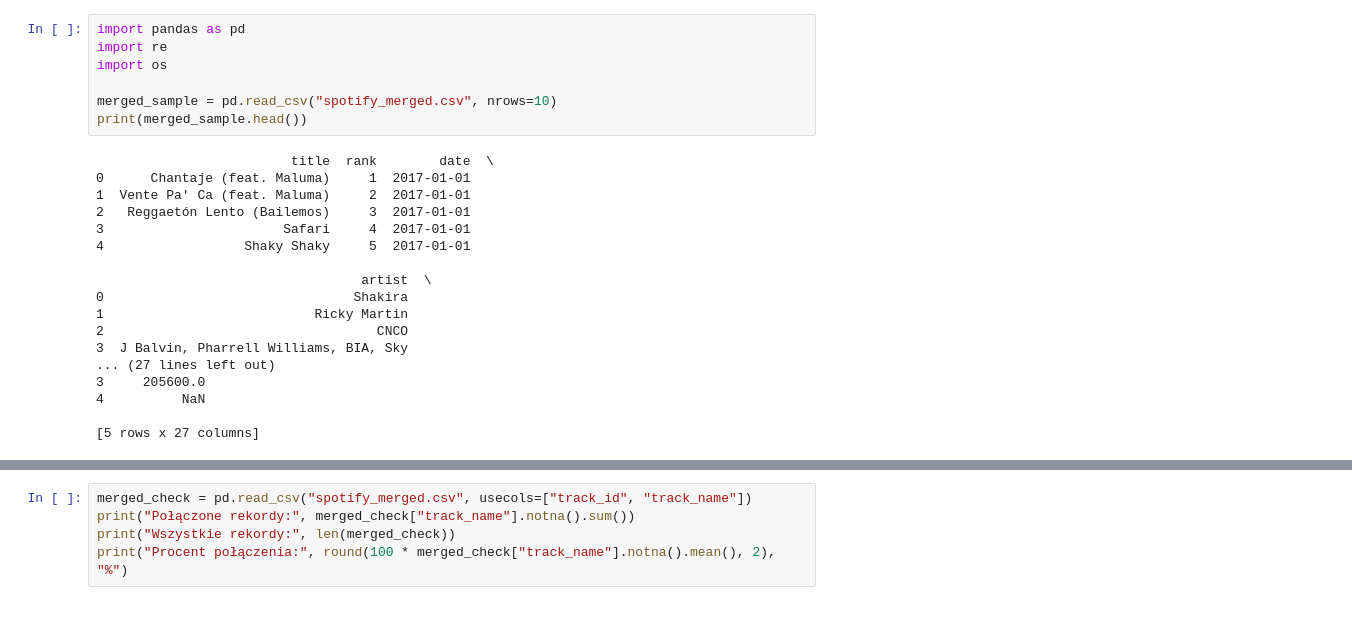
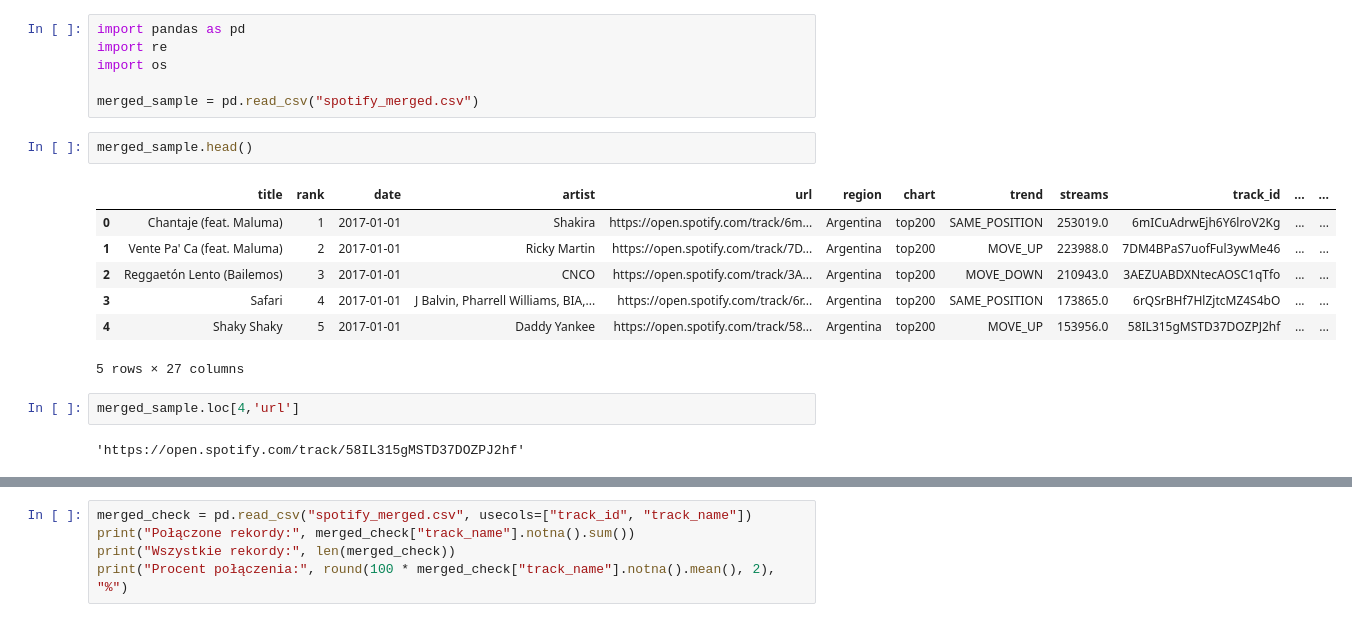
Before and after one commit to pati7284/Spotify-Data-Analysis, a Jupyter notebook: analiza_notebook.ipynb, the cells around one changed output, grey strips where cells are left out. Cells and saved outputs as stored; diff of their text form.

```diff
--- a/analiza_notebook.ipynb
+++ b/analiza_notebook.ipynb
@@ -3,23 +3,18 @@ import pandas as pd
 import re
 import os
 
-merged_sample = pd.read_csv("spotify_merged.csv", nrows=10)
-print(merged_sample.head())
+merged_sample = pd.read_csv("spotify_merged.csv")
-# %% [output]
-                         title  rank        date  \
-0      Chantaje (feat. Maluma)     1  2017-01-01
-1  Vente Pa' Ca (feat. Maluma)     2  2017-01-01
-2   Reggaetón Lento (Bailemos)     3  2017-01-01
-3                       Safari     4  2017-01-01
-4                  Shaky Shaky     5  2017-01-01
-
-                                  artist  \
-0                                Shakira
-1                           Ricky Martin
-2                                   CNCO
-3  J Balvin, Pharrell Williams, BIA, Sky
-... (27 lines left out)
-3     205600.0
-4          NaN
-
-[5 rows x 27 columns]
+# %%
+merged_sample.head()
+# %% [output]
+|  | title | rank | date | artist | url | region | chart | trend | streams | track_id | ... | ... |
+| 0 | Chantaje (feat. Maluma) | 1 | 2017-01-01 | Shakira | https://open.spotify.com/track/6m... | Argentina | top200 | SAME_POSITION | 253019.0 | 6mICuAdrwEjh6Y6lroV2Kg | ... | ... |
+| 1 | Vente Pa' Ca (feat. Maluma) | 2 | 2017-01-01 | Ricky Martin | https://open.spotify.com/track/7D... | Argentina | top200 | MOVE_UP | 223988.0 | 7DM4BPaS7uofFul3ywMe46 | ... | ... |
+| 2 | Reggaetón Lento (Bailemos) | 3 | 2017-01-01 | CNCO | https://open.spotify.com/track/3A... | Argentina | top200 | MOVE_DOWN | 210943.0 | 3AEZUABDXNtecAOSC1qTfo | ... | ... |
+| 3 | Safari | 4 | 2017-01-01 | J Balvin, Pharrell Williams, BIA,... | https://open.spotify.com/track/6r... | Argentina | top200 | SAME_POSITION | 173865.0 | 6rQSrBHf7HlZjtcMZ4S4bO | ... | ... |
+| 4 | Shaky Shaky | 5 | 2017-01-01 | Daddy Yankee | https://open.spotify.com/track/58... | Argentina | top200 | MOVE_UP | 153956.0 | 58IL315gMSTD37DOZPJ2hf | ... | ... |
+5 rows × 27 columns
+# %%
+merged_sample.loc[4,'url']
+# %% [output]
+'https://open.spotify.com/track/58IL315gMSTD37DOZPJ2hf'
```
Also changed, not shown: parts of 10 cells of this notebook.
